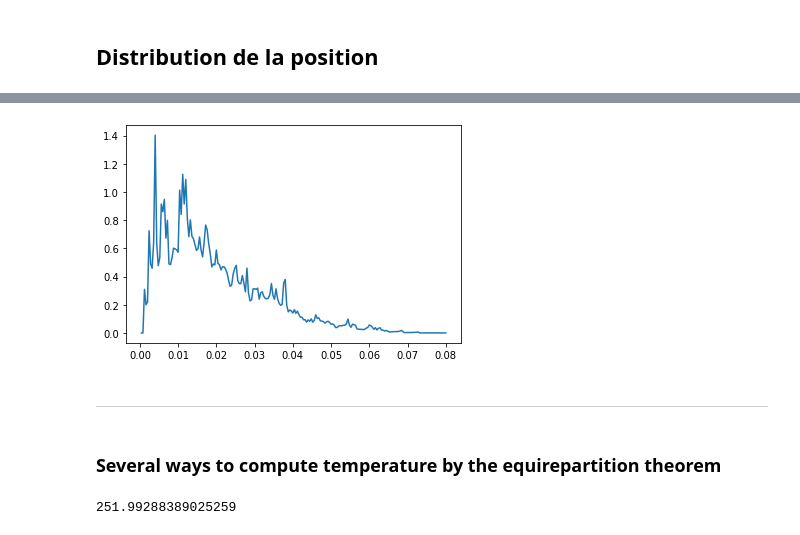
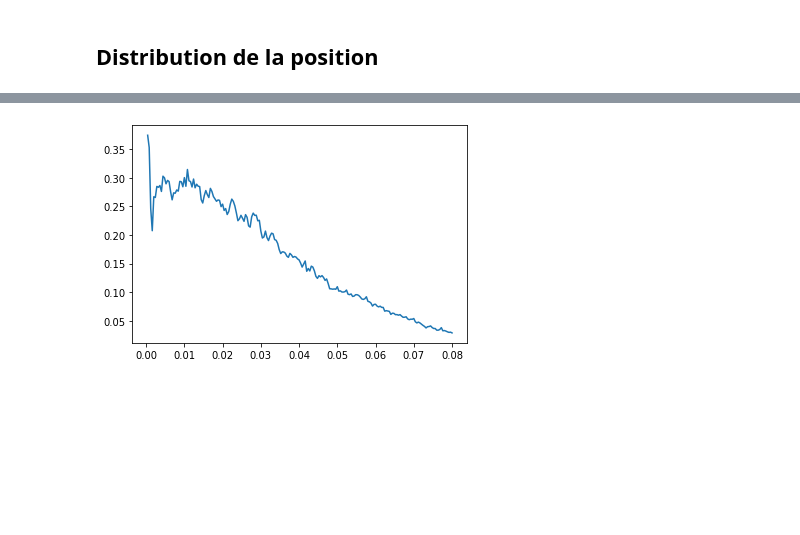
Before and after one commit to xif-fr/BrownianMotion, a Jupyter notebook: main.ipynb, the cells around one changed output, grey strips where cells are left out. Saved outputs shown, nothing was run; the diff lists cells and outputs as text; code cells hidden in the pictures; blank space fills up the shorter version.

```diff
--- a/main.ipynb
+++ b/main.ipynb
@@ -359,3 +359,6 @@ simul['part_T_samples'] = 0
 simul.explicit_unlock()
 sstart = 0
 sstop = -1
+# %%
+do_save = True
+savepath = "well42"
@@ -380,14 +413,14 @@ if do_save:
 # %%
 (acc, samples) = simul["rdist"]
 rdist = acc/samples
 r = np.linspace(0,xdist_max,len(rdist))
-with np.errstate(invalid='ignore'):
+with np.errstate(divide='ignore', invalid='ignore'):
     plt.plot(r, rdist/r)
 if do_save:
     plt.savefig(savepath+"/rdistr.pdf")
     pd.DataFrame({
         'r': r,
         'proba': rdist,
     }).to_csv(savepath+"/rdistr.csv", index=False, float_format='%.10e')
 # %% [output]
-[figure, old version]
+[figure, new version]
@@ -413,12 +445,3 @@ params['well_k'] = simul['well_k']
 
 df = pd.DataFrame(list(params.items())).set_index(0)
 _ = df.to_csv(savepath+"/params.csv", header=False, quoting=csv.QUOTE_NONE, sep=',')
-# %% [markdown]
----
-# %% [markdown]
-### Several ways to compute temperature by the equirepartition theorem
-# %%
-T = 2 * np.mean( simul["well_k"]/2 * simul["part_x"]**2 )
-T
-# %% [output]
-251.99288389025259
```
Also changed, not shown: parts of 20 cells of this notebook, 2 other files.
